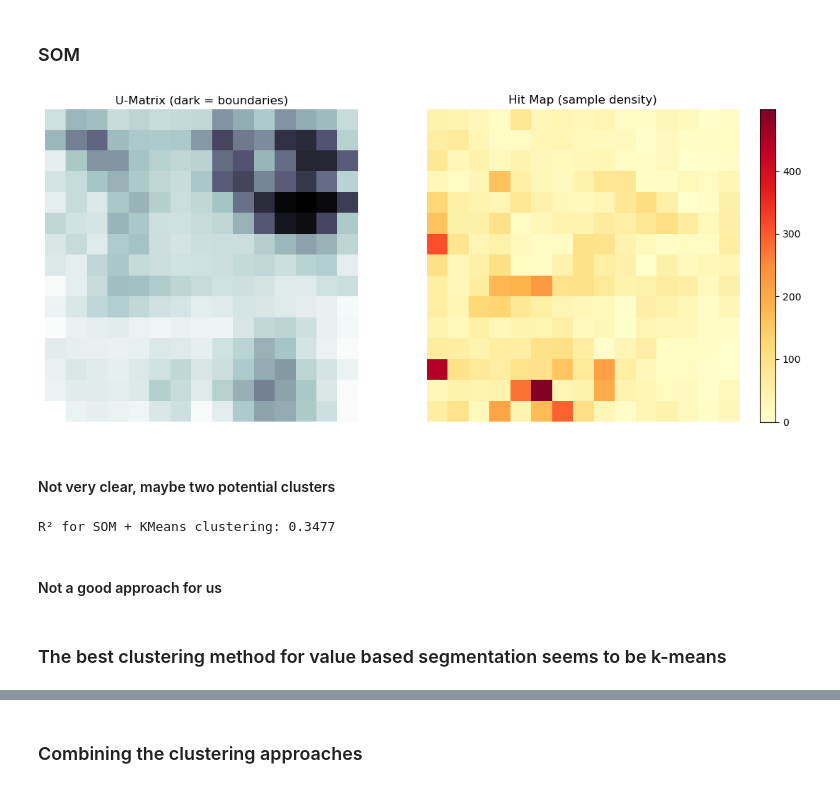
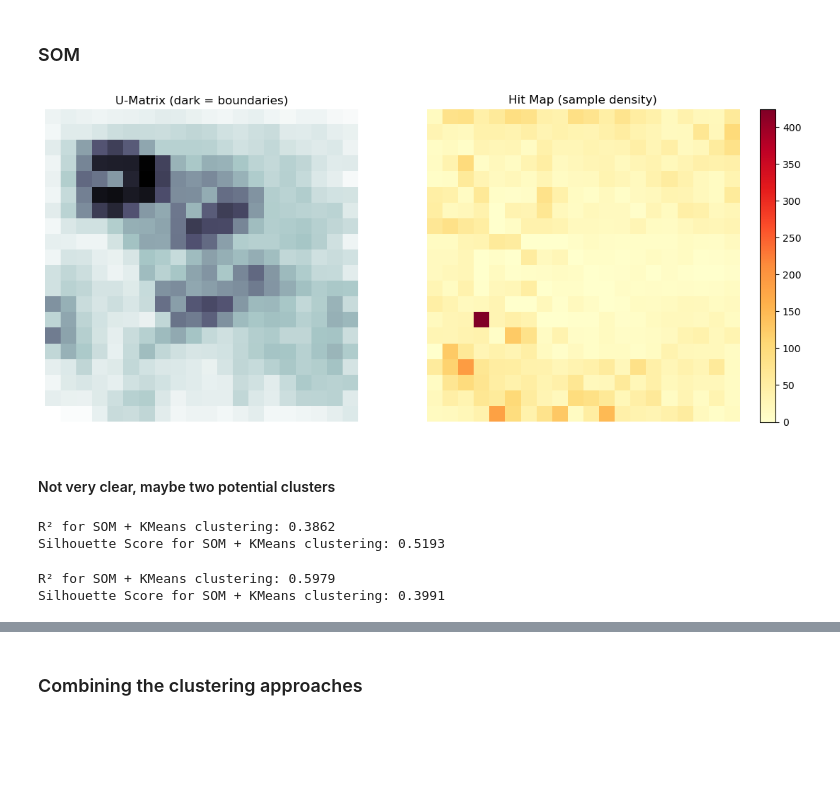
Before and after one commit to LiberoBiagi/DM_Nova_IMS_25-26, a Jupyter notebook: data_mining.ipynb, the cells around one changed output, grey strips where cells are left out. Cells and saved outputs as stored; diff of their text form; code cells hidden in the pictures; blank space fills up the shorter version.

Commit message:
restored the silhouette scores and the soms

```diff
--- a/data_mining.ipynb
+++ b/data_mining.ipynb
@@ -1489,0 +1498,19 @@ plt.show()
+# %%
+n_clusters = 2
+
+som_weights = som.get_weights().reshape(-1, X.shape[1])
+# Cluster SOM neurons
+kmeans = KMeans(n_clusters=n_clusters, random_state=42, n_init=10)
+neuron_labels = kmeans.fit_predict(som_weights)
+
+# Map each observation to its cluster through its winning neuron
+df_scaled_active['som_cluster'] = np.array([neuron_labels[w[0] * 20 + w[1]] for w in winner_coords])
+
+som_r2 = get_rsq(df_scaled_active, behavioural_columns, df_scaled_active['som_cluster'])
+print(f"R² for SOM + KMeans clustering: {som_r2:.4f}")
+
+scores = silhouette_score(
+    df_scaled_active[behavioural_columns],
+    df_scaled_active['som_cluster']
+)
+print(f"Silhouette Score for SOM + KMeans clustering: {scores:.4f}")
@@ -1658,46 +1699,46 @@ eps = 0.50 → R² = 0.0027 | clusters = 2
 X = df_scaled_active[value_columns].values
 
 # Initialize and train SOM
-som = MiniSom(x=15, y=15,
+som = MiniSom(x=20, y=20,
               input_len=X.shape[1],
               sigma=1.5,
               learning_rate=0.5,
               neighborhood_function='gaussian',
               topology='hexagonal',
               random_seed=42)
 
 som.random_weights_init(X)
 som.train(X, 10000, verbose=False)
 
 # Get cluster assignments
 winner_coords = np.array([som.winner(x) for x in X])
-df_scaled_active['som_cluster'] = winner_coords[:, 0] * 15 + winner_coords[:, 1]
+df_scaled_active['som_cluster'] = winner_coords[:, 0] * 20 + winner_coords[:, 1]
 
 # Visualize
 fig, axes = plt.subplots(1, 2, figsize=(12, 5))
 
 # U-Matrix
 axes[0].imshow(som.distance_map().T, cmap='bone_r', origin='lower')
 axes[0].set_title('U-Matrix (dark = boundaries)')
 axes[0].axis('off')
 
 # Hit map
 from collections import Counter
 hits = Counter(df_scaled_active['som_cluster'])
-hit_matrix = np.zeros((15, 15))
-for i in range(15):
-    for j in range(15):
-        hit_matrix[i, j] = hits[i * 15 + j]
+hit_matrix = np.zeros((20, 20))
+for i in range(20):
+    for j in range(20):
+        hit_matrix[i, j] = hits[i * 20 + j]
 
 im = axes[1].imshow(hit_matrix.T, cmap='YlOrRd', origin='lower')
 axes[1].set_title('Hit Map (sample density)')
 axes[1].axis('off')
 plt.colorbar(im, ax=axes[1])
 
 plt.tight_layout()
 plt.show()
 # %% [output]
-[figure, old version]
+[figure, new version]
 # %% [markdown]
 #### Not very clear, maybe two potential clusters
 # %%
@@ -1709,13 +1750,38 @@ kmeans = KMeans(n_clusters=n_clusters, random_state=42, n_init=10)
 neuron_labels = kmeans.fit_predict(som_weights)
 
 # Map each observation to its cluster through its winning neuron
-df_scaled_active['som_cluster'] = np.array([neuron_labels[w[0] * 15 + w[1]] for w in winner_coords])
+df_scaled_active['som_cluster'] = np.array([neuron_labels[w[0] * 20 + w[1]] for w in winner_coords])
 
 som_r2 = get_rsq(df_scaled_active, value_columns, df_scaled_active['som_cluster'])
 print(f"R² for SOM + KMeans clustering: {som_r2:.4f}")
+
+score = silhouette_score(
+    df_scaled_active[value_columns],
+    df_scaled_active['som_cluster']
+)
+print(f"Silhouette Score for SOM + KMeans clustering: {score:.4f}")
 # %% [output]
-R² for SOM + KMeans clustering: 0.3477
+R² for SOM + KMeans clustering: 0.3862
+Silhouette Score for SOM + KMeans clustering: 0.5193
-# %% [markdown]
-#### Not a good approach for us
-# %% [markdown]
-### The best clustering method for value based segmentation seems to be k-means
+# %%
+n_clusters = 3
+
+som_weights = som.get_weights().reshape(-1, X.shape[1])
+# Cluster SOM neurons
+kmeans = KMeans(n_clusters=n_clusters, random_state=42, n_init=10)
+neuron_labels = kmeans.fit_predict(som_weights)
+
+# Map each observation to its cluster through its winning neuron
+df_scaled_active['som_cluster'] = np.array([neuron_labels[w[0] * 20 + w[1]] for w in winner_coords])
+
+som_r2 = get_rsq(df_scaled_active, value_columns, df_scaled_active['som_cluster'])
+print(f"R² for SOM + KMeans clustering: {som_r2:.4f}")
+
+score = silhouette_score(
+    df_scaled_active[value_columns],
+    df_scaled_active['som_cluster']
+)
+print(f"Silhouette Score for SOM + KMeans clustering: {score:.4f}")
+# %% [output]
+R² for SOM + KMeans clustering: 0.5979
+Silhouette Score for SOM + KMeans clustering: 0.3991
```
Also changed, not shown: parts of 32 cells of this notebook.
